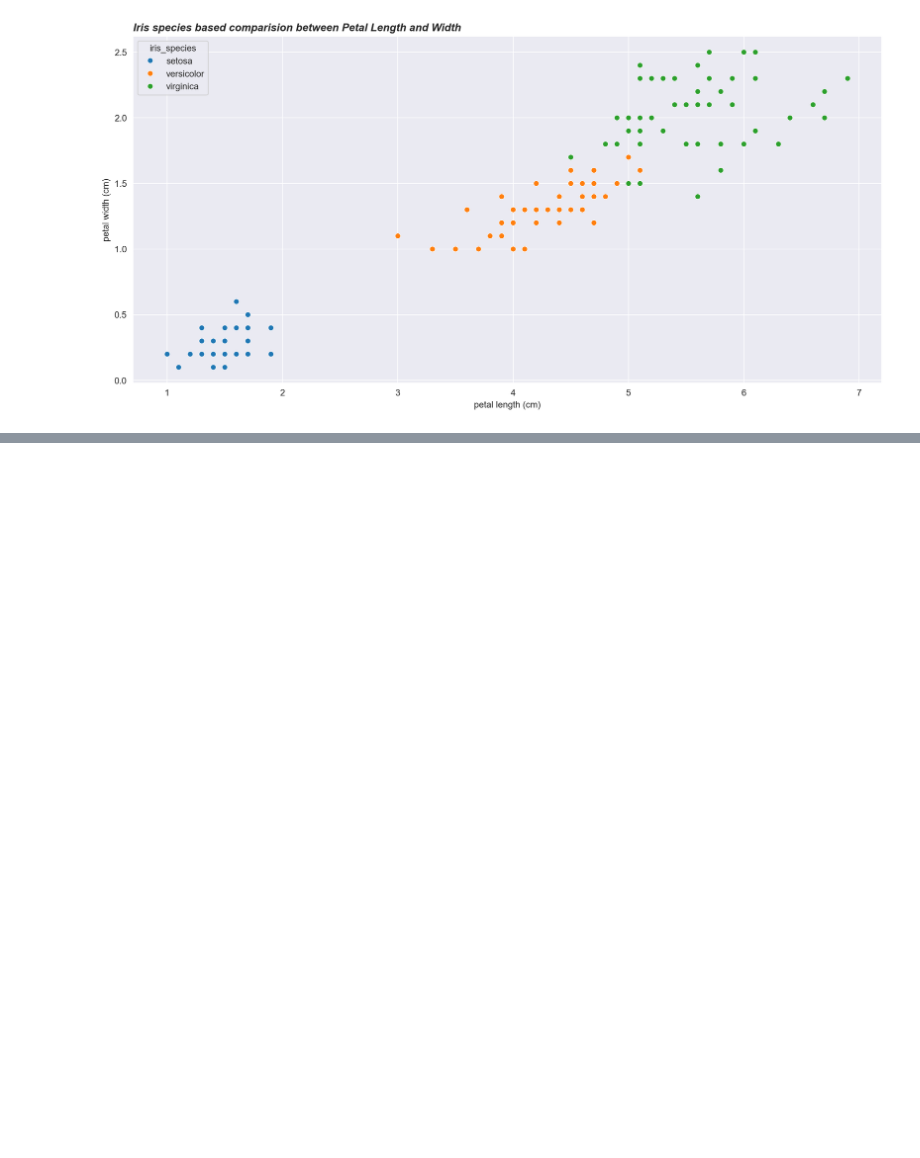
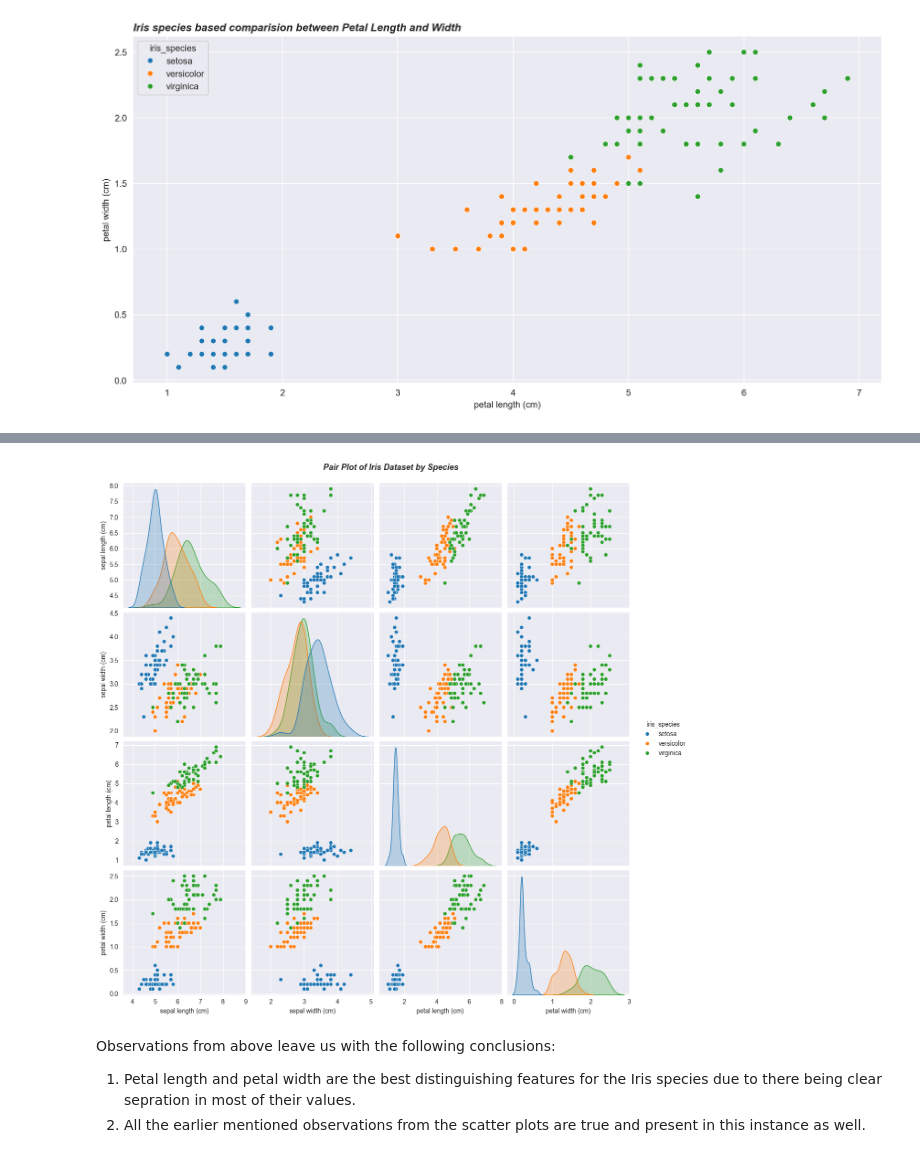
Before and after one commit to BhavyaBhargava/CodeClauseInternship_IrisDatasetEDA, a Jupyter notebook: analysis.ipynb, the cells around one changed output, grey strips where cells are left out. Cells and saved outputs as stored; diff of their text form; code cells hidden in the pictures; blank space fills up the shorter version.

```diff
--- a/analysis.ipynb
+++ b/analysis.ipynb
@@ -211,0 +218,14 @@ As can be observed from the visual above:
+# %%
+# Comparing all features by plotting the pair plot
+plt.close()
+sns.set_style("darkgrid")
+pairplot = sns.pairplot(iris_df, hue="iris_species", height=3, diag_kind="kde")
+pairplot.figure.suptitle("Pair Plot of Iris Dataset by Species",
+                         y=1.02, fontsize=13, weight = 'bold', style = 'italic')
+plt.show()
+# %% [output]
+[figure, added]
+# %% [markdown]
+Observations from above leave us with the following conclusions:
+1. Petal length and petal width are the best distinguishing features for the Iris species due to there being clear sepration in most of their values.
+2. All the earlier mentioned observations from the scatter plots are true and present in this instance as well.
```
Also changed, not shown: parts of 1 cell of this notebook.
